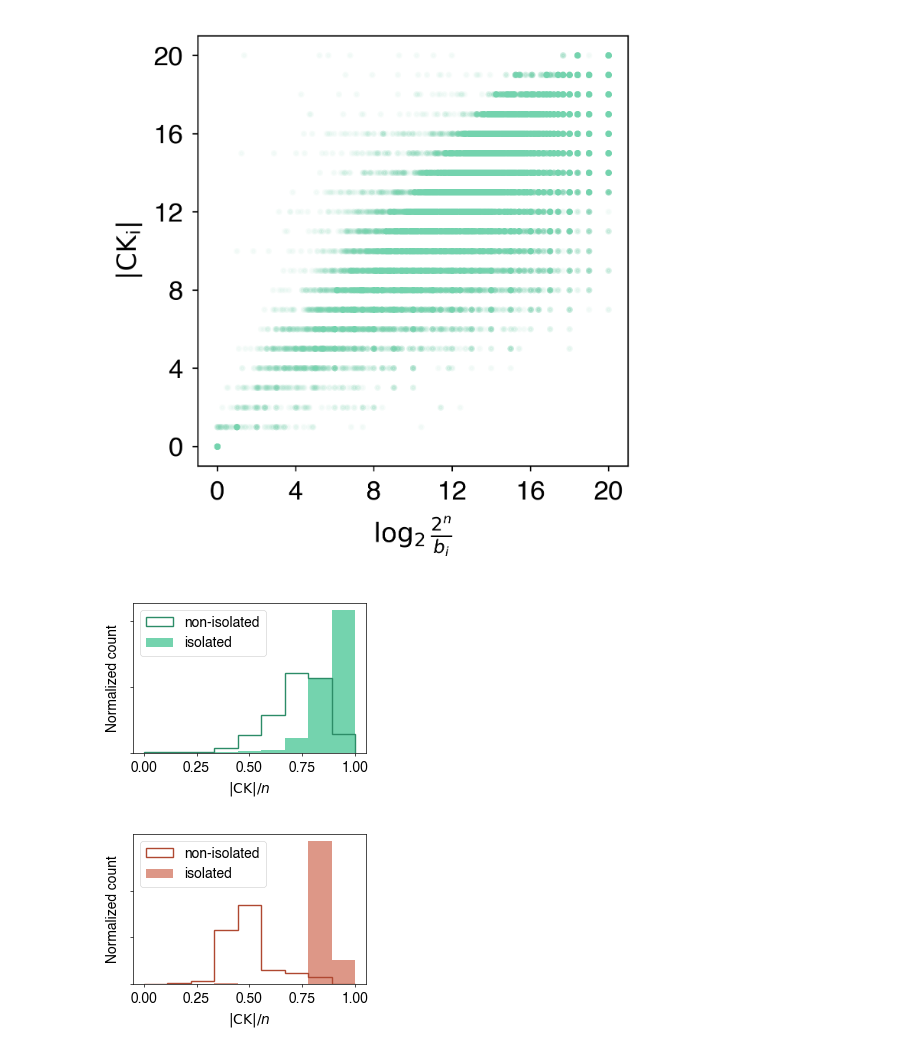
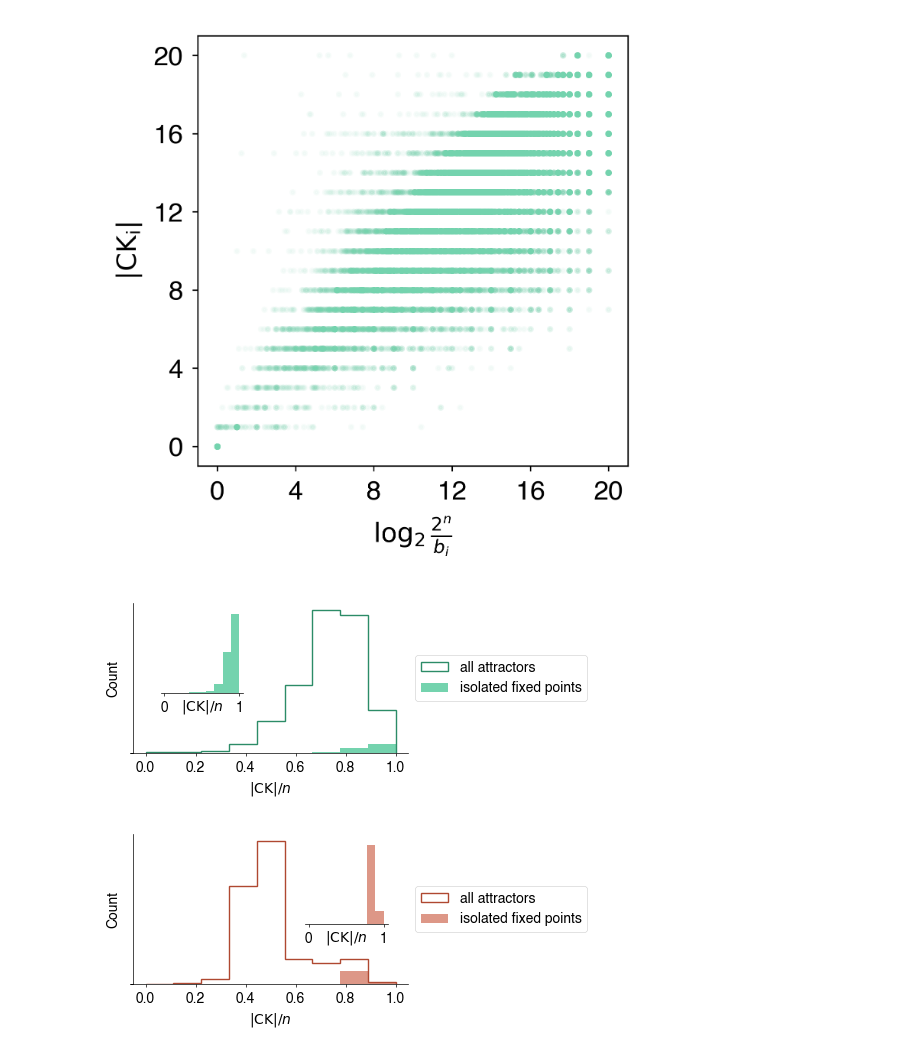
Before and after one commit to bcdaniels/Control-of-Synthetic-Boolean-Networks, a Jupyter notebook: CK_vs_entropy/basin-paper-figures.ipynb, the cells around one changed output. Cells and saved outputs as stored; diff of their text form; code cells hidden in the pictures.

Commit message:
update isolated fixed point histogram figures

```diff
--- a/CK_vs_entropy/basin-paper-figures.ipynb
+++ b/CK_vs_entropy/basin-paper-figures.ipynb
@@ -467,37 +467,71 @@ plt.savefig('240125_ck_size_vs_relative_basin_size.png')
 [figure]
 # %%
 # isolated and non-isolated histograms for all random networks
-plt.figure(figsize=(3,2))
+plt.figure(figsize=(5,2))
 
 bins = np.linspace(0,1,10)
-plt.hist(relative_ck_sizes_nonisolated,density=True,bins=bins,histtype='step',label='non-isolated',
+# plt.hist(relative_ck_sizes_nonisolated,density=False,bins=bins,histtype='step',label='non-isolated',
+#          color=colors1['random dark'])
+plt.hist(relative_ck_sizes_nonisolated+relative_ck_sizes_isolated,
+         density=False,bins=bins,histtype='step',label='all attractors',
          color=colors1['random dark'])
-plt.hist(relative_ck_sizes_isolated,density=True,bins=bins,label='isolated',
+plt.hist(relative_ck_sizes_isolated,density=False,bins=bins,label='isolated fixed points',
          color=colors1['random'])
-leg = plt.legend()
+
+inset = plt.gca().inset_axes([0.1,0.4,0.3,0.55])
+inset.hist(relative_ck_sizes_isolated,density=False,bins=bins,label='isolated',
+         color=colors1['random'])
+
+# fiddle with main plot
+leg = plt.legend(loc='center left',bbox_to_anchor=[1, 0.5])
 plt.yticks([0,2.5,5],[])
 plt.xlabel('$|\mathrm{CK}|/n$')
-plt.ylabel('Normalized count')
-plt.subplots_adjust(bottom=0.2,top=0.95)
+plt.ylabel('Count')
+plt.subplots_adjust(bottom=0.2,top=0.95,left=0.075,right=0.625)
+plt.gca().spines[['right', 'top']].set_visible(False)
 makePretty(leg=leg)
-plt.savefig('240125_ck_histogram_isolated_vs_nonisolated_random.pdf')
+
+# fiddle with inset
+inset.spines[['right', 'top','left']].set_visible(False)
+inset.set_yticks([])
+inset.set_xlabel('$|\mathrm{CK}|/n$',labelpad=-12)
+makePretty(ax=inset)
+
+plt.savefig('240126_ck_histogram_isolated_vs_nonisolated_random.pdf')
 # %% [output]
-[figure, old version]
+[figure, new version]
 # %%
 # isolated and non-isolated histograms for cell collective networks
-plt.figure(figsize=(3,2))
+plt.figure(figsize=(5,2))
 
 bins = np.linspace(0,1,10)
-plt.hist(relative_ck_sizes_nonisolated_cc,density=True,bins=bins,histtype='step',label='non-isolated',
+# plt.hist(relative_ck_sizes_nonisolated_cc,density=False,bins=bins,histtype='step',label='non-isolated',
+#          color=colors1['cellcollective dark'])
+plt.hist(relative_ck_sizes_nonisolated_cc+relative_ck_sizes_isolated_cc,
+         density=False,bins=bins,histtype='step',label='all attractors',
          color=colors1['cellcollective dark'])
-plt.hist(relative_ck_sizes_isolated_cc,density=True,bins=bins,label='isolated',
+plt.hist(relative_ck_sizes_isolated_cc,density=False,bins=bins,label='isolated fixed points',
          color=colors1['cellcollective'])
-leg = plt.legend()
+
+inset = plt.gca().inset_axes([0.625,0.4,0.3,0.55])
+inset.hist(relative_ck_sizes_isolated_cc,density=False,bins=bins,label='isolated',
+         color=colors1['cellcollective'])
+
+# fiddle with main plot
+leg = plt.legend(loc='center left',bbox_to_anchor=[1, 0.5])
 plt.yticks([0,2.5,5],[])
 plt.xlabel('$|\mathrm{CK}|/n$')
-plt.ylabel('Normalized count')
-plt.subplots_adjust(bottom=0.2,top=0.95)
+plt.ylabel('Count')
+plt.subplots_adjust(bottom=0.2,top=0.95,left=0.075,right=0.625)
+plt.gca().spines[['right', 'top']].set_visible(False)
 makePretty(leg=leg)
-plt.savefig('240125_ck_histogram_isolated_vs_nonisolated_cell_collective.pdf')
+
+# fiddle with inset
+inset.spines[['right', 'top','left']].set_visible(False)
+inset.set_yticks([])
+inset.set_xlabel('$|\mathrm{CK}|/n$',labelpad=-12)
+makePretty(ax=inset)
+
+plt.savefig('240126_ck_histogram_isolated_vs_nonisolated_cell_collective.pdf')
 # %% [output]
-[figure, old version]
+[figure, new version]
```
